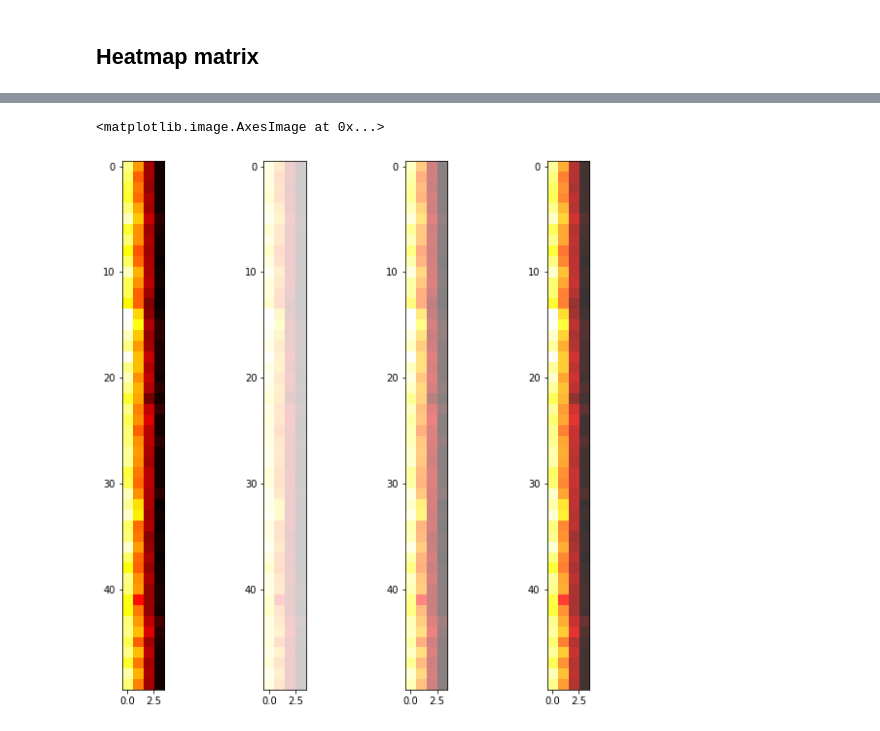
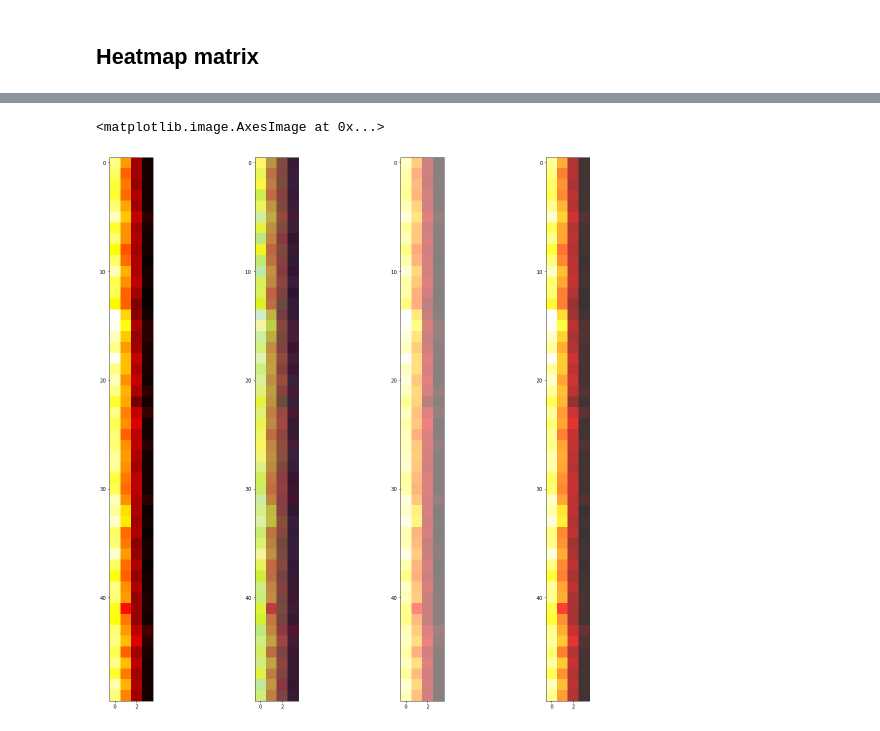
Before and after one commit to nattntn/BasicProg_DataViz65, a Jupyter notebook: DataViz01_Table_Data.ipynb, the cells around one changed output, grey strips where cells are left out. Saved outputs shown, nothing was run; the diff lists cells and outputs as text; code cells hidden in the pictures.

```diff
--- a/DataViz01_Table_Data.ipynb
+++ b/DataViz01_Table_Data.ipynb
@@ -94,7 +94,7 @@ import matplotlib
 # %% [markdown]
 ## Heatmap matrix
 # %%
-matplotlib.rcParams['figure.figsize']=[25,25] #กำหนดขนาดของ figure
-plt.imshow(df.iloc[:,:-1],interpolation='nearest')
+matplotlib.rcParams['figure.figsize']=[30,30] #กำหนดขนาดของ figure
+plt.imshow(df.iloc[:,:-1],interpolation='nearest') # -1 ไม่เอาคอลัมน์สุดท้าย  // เข้ม มาก  สว่างน้อย
 # %% [output]
 <matplotlib.image.AxesImage at 0x...>
@@ -109,4 +109,4 @@ plt.imshow(df.iloc[:,:-1],interpolation='nearest',cmap = 'hot')
 # %%
-matplotlib.rcParams['figure.figsize']=[10,10]
+matplotlib.rcParams['figure.figsize']=[20,20] # กำหนดขนาดกราฟ
 # %%
 plt.subplot(1,3,1)  # subplot(มีกี่แถว, มีกี่หลัก, เป็นตัวที่เท่าไหร่)
@@ -123,16 +123,21 @@ plt.imshow(df.iloc[100:150,:-1],interpolation='nearest',cmap='hot')
 # %%
+plt.subplot(1,4,2)
+plt.imshow(df.iloc[50:100,:-1],interpolation='nearest',alpha = 0.8)
+
 plt.subplot(1,4,1)
 plt.imshow(df.iloc[:50,:-1],interpolation='nearest',cmap='hot')
 
 plt.subplot(1,4,2)
-plt.imshow(df.iloc[:50,:-1],interpolation='nearest',cmap='hot',alpha = 0.2)
+plt.imshow(df.iloc[:50,:-1],interpolation='nearest',cmap='hot',alpha = 0.6) #alpha =  ความโปร่งใสของขนาด figure
 
 plt.subplot(1,4,3)
 plt.imshow(df.iloc[:50,:-1],interpolation='nearest',cmap='hot',alpha = 0.5)
 
 plt.subplot(1,4,4)
 plt.imshow(df.iloc[:50,:-1],interpolation='nearest',cmap='hot',alpha = 0.8)
+
+# alpha ทำให้มองเห็นจุดที่ถูกทับ
 # %% [output]
 <matplotlib.image.AxesImage at 0x...>
-[figure, old version]
+[figure, new version]
 # %%
```
Also changed, not shown: parts of 13 cells of this notebook.
